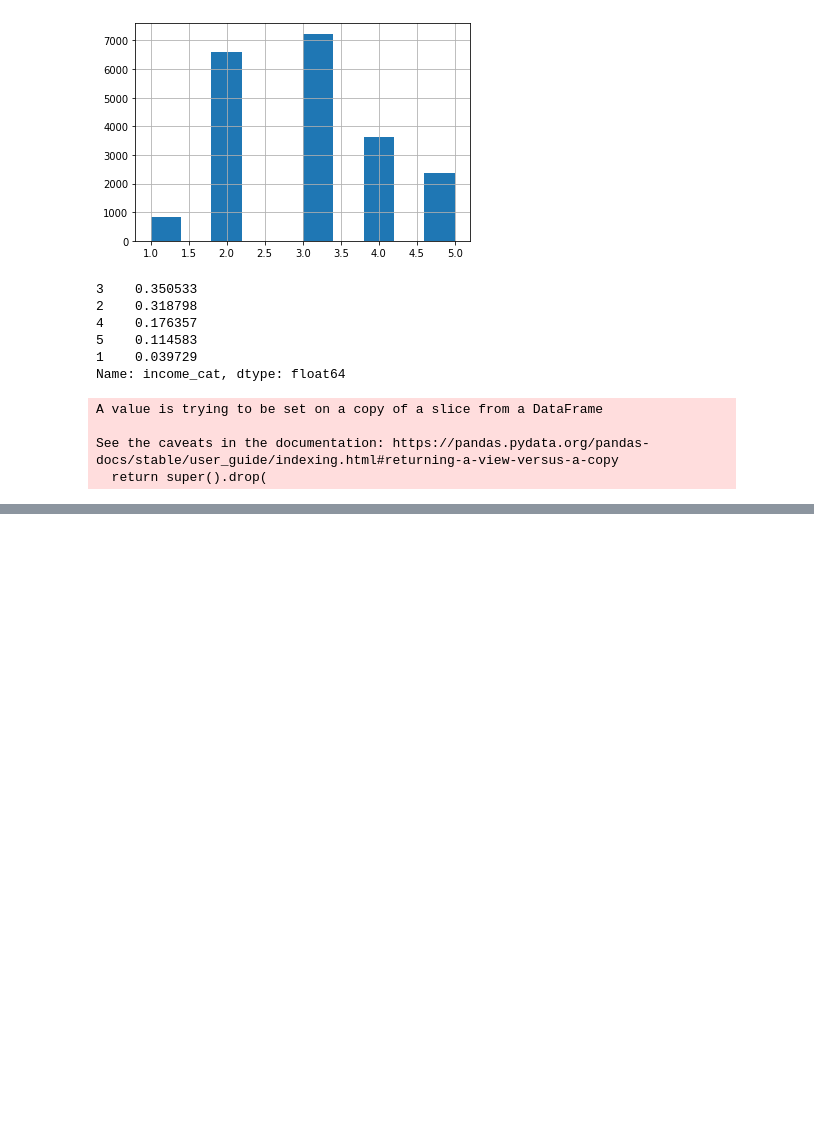
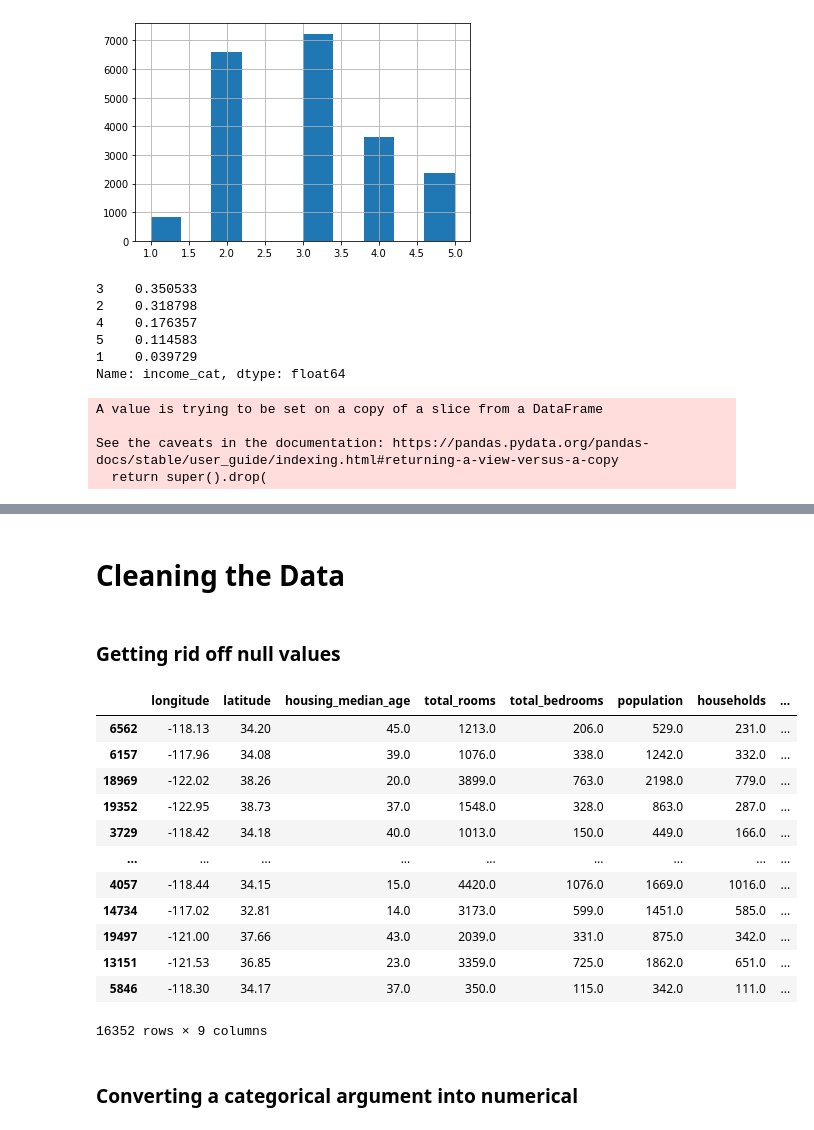
Before and after one commit to adityaperi24/ML-CA-Housing-Prices, a Jupyter notebook: Housing.ipynb, the cells around one changed output, grey strips where cells are left out. Cells and saved outputs as stored; diff of their text form; code cells hidden in the pictures; blank space fills up the shorter version.

```diff
--- a/Housing.ipynb
+++ b/Housing.ipynb
@@ -213,0 +239,4 @@ corr_matrix = housing.corr()
+# %% [markdown]
+# Cleaning the Data
+# %%
+housing = strat_train_set.drop("median_house_value", axis = 1)
@@ -213,0 +245,20 @@ corr_matrix = housing.corr()
+# %% [markdown]
+### Getting rid off null values
+# %%
+housing.dropna(subset = ["total_bedrooms"])
+# %% [output]
+|  | longitude | latitude | housing_median_age | total_rooms | total_bedrooms | population | households | ... |
+| 6562 | -118.13 | 34.20 | 45.0 | 1213.0 | 206.0 | 529.0 | 231.0 | ... |
+| 6157 | -117.96 | 34.08 | 39.0 | 1076.0 | 338.0 | 1242.0 | 332.0 | ... |
+| 18969 | -122.02 | 38.26 | 20.0 | 3899.0 | 763.0 | 2198.0 | 779.0 | ... |
+| 19352 | -122.95 | 38.73 | 37.0 | 1548.0 | 328.0 | 863.0 | 287.0 | ... |
+| 3729 | -118.42 | 34.18 | 40.0 | 1013.0 | 150.0 | 449.0 | 166.0 | ... |
+| ... | ... | ... | ... | ... | ... | ... | ... | ... |
+| 4057 | -118.44 | 34.15 | 15.0 | 4420.0 | 1076.0 | 1669.0 | 1016.0 | ... |
+| 14734 | -117.02 | 32.81 | 14.0 | 3173.0 | 599.0 | 1451.0 | 585.0 | ... |
+| 19497 | -121.00 | 37.66 | 43.0 | 2039.0 | 331.0 | 875.0 | 342.0 | ... |
+| 13151 | -121.53 | 36.85 | 23.0 | 3359.0 | 725.0 | 1862.0 | 651.0 | ... |
+| 5846 | -118.30 | 34.17 | 37.0 | 350.0 | 115.0 | 342.0 | 111.0 | ... |
+16352 rows × 9 columns
+# %% [markdown]
+### Converting a categorical argument into numerical
```
Also changed, not shown: parts of 37 cells of this notebook.
